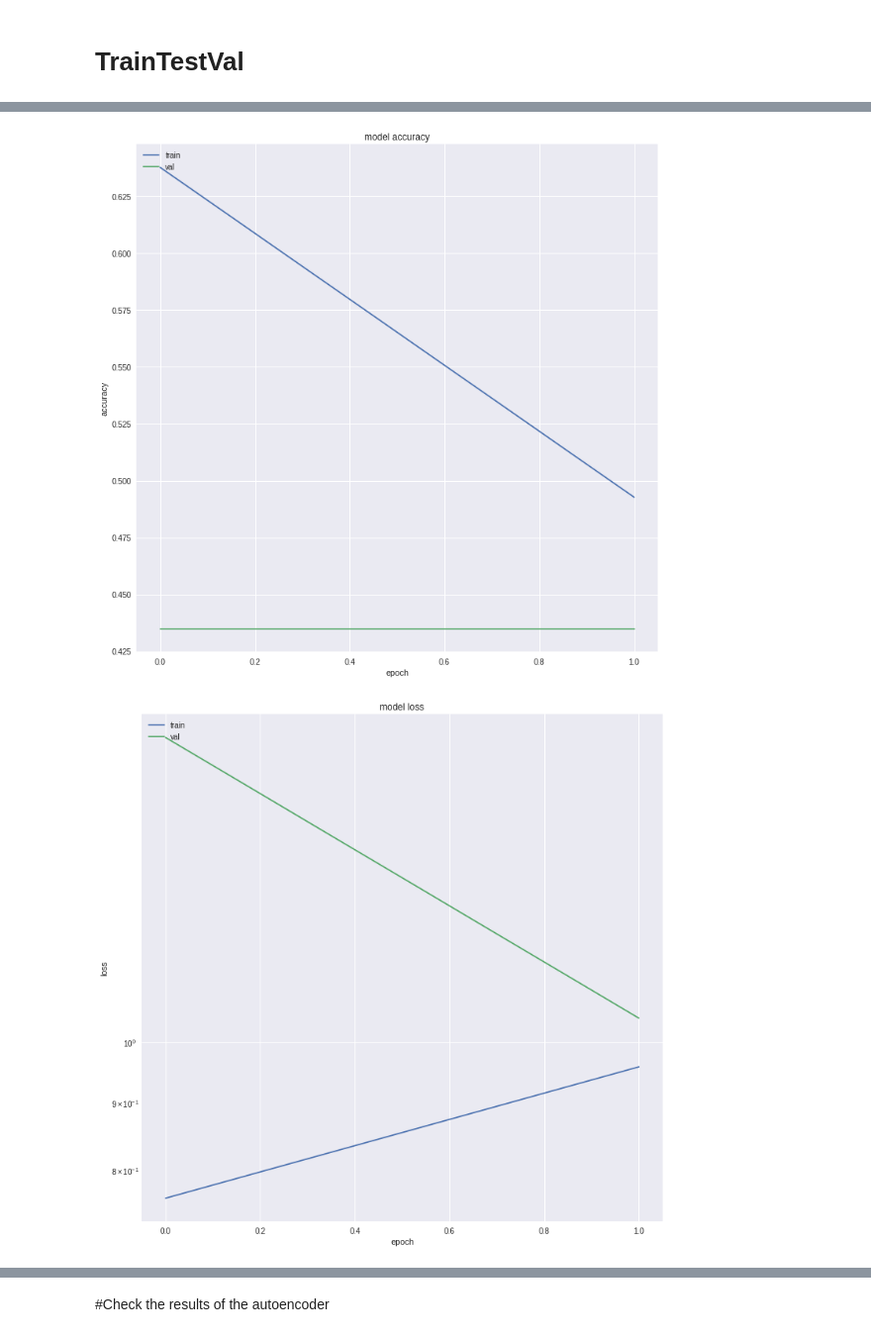
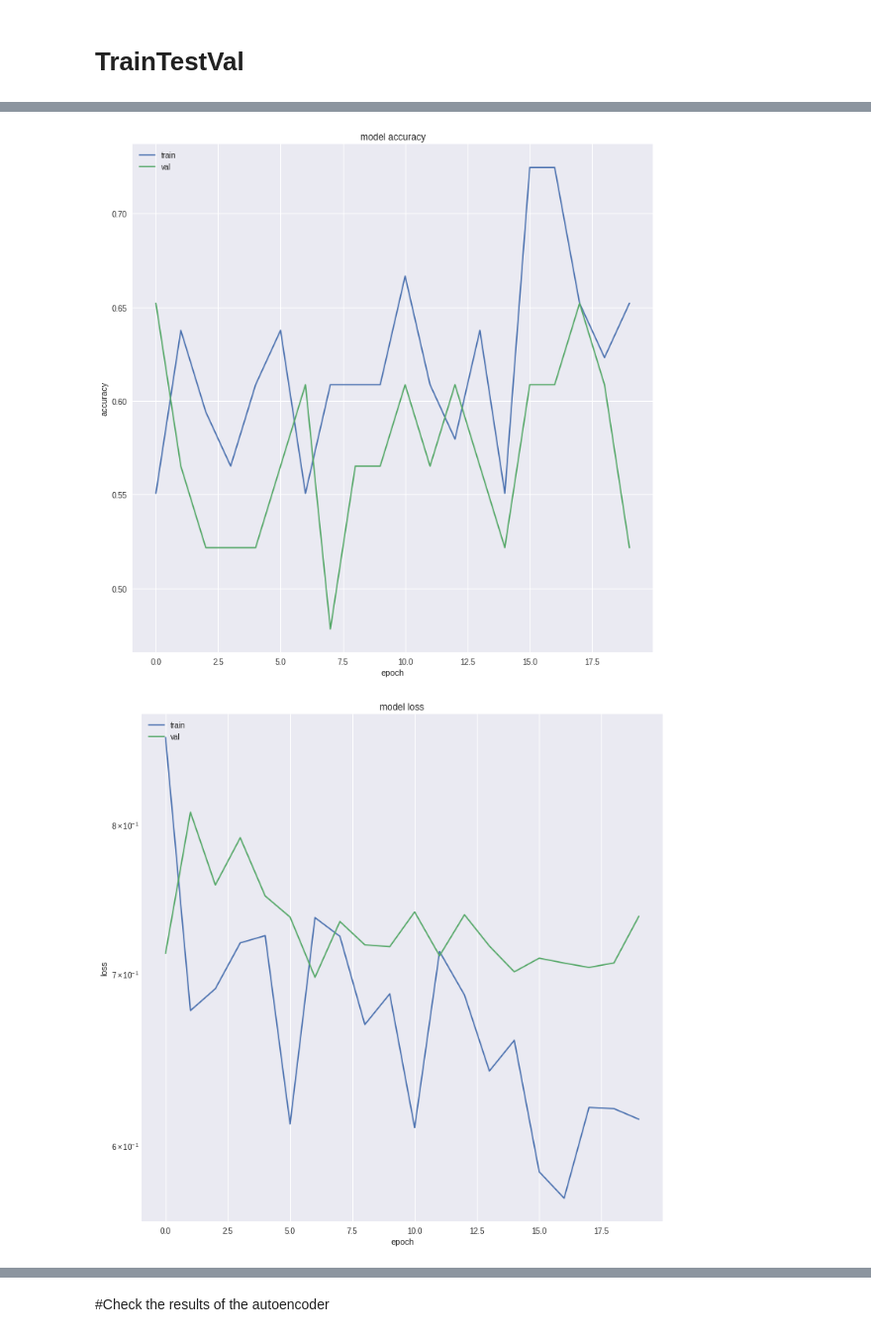
Before and after one commit to kylemath/DeepEEG, a Jupyter notebook: notebooks/DeepEEG.ipynb, the cells around one changed output, grey strips where cells are left out. Shown at 99% size. Drawn from its saved outputs; the diff is of its cells as text; code cells hidden in the pictures.

```diff
--- a/notebooks/DeepEEG.ipynb
+++ b/notebooks/DeepEEG.ipynb
@@ -246,7 +251,7 @@ from DeepEEG.tools import traintestval
 traintestval(model, class_weights,
              x_train,x_test,x_val,
              y_train,y_test,y_val,
-             batch_size=2,train_epochs=2,
+             batch_size=2,train_epochs=20,
              model_type='NN')
 # %% [output]
 Training Model:
@@ -258,3 +273,3 @@ Epoch 2/2
 ['acc', 'loss', 'val_acc', 'val_loss']
-[figure, old version]
+[figure, new version]
-[figure, old version]
+[figure, new version]
```
Also changed, not shown: parts of 2 cells of this notebook.
